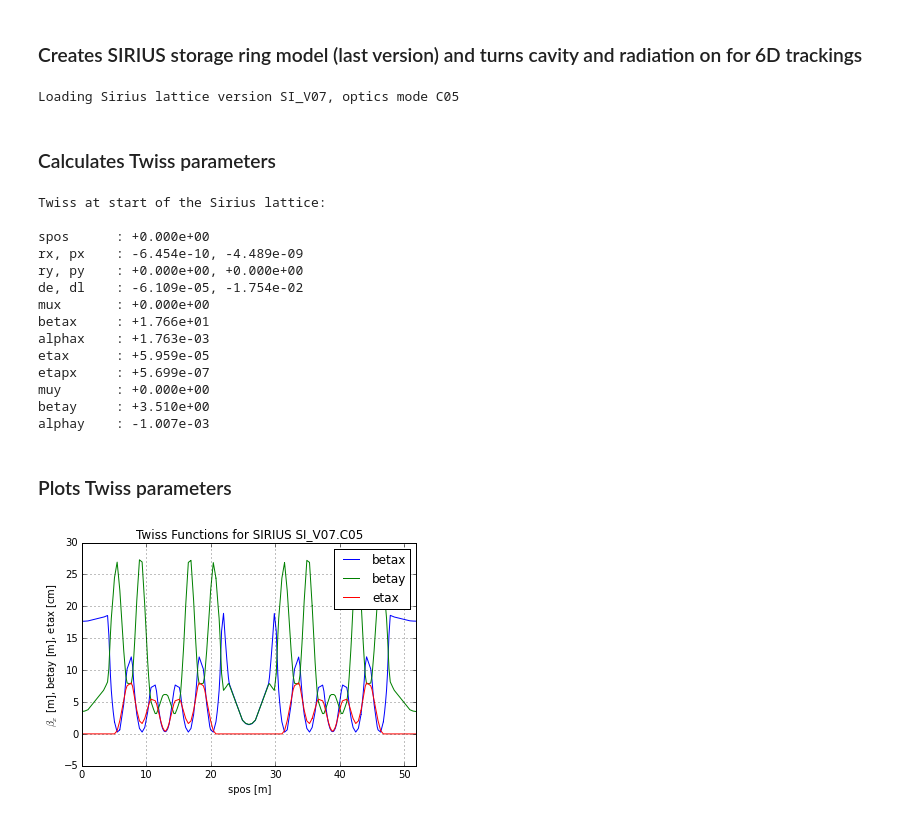
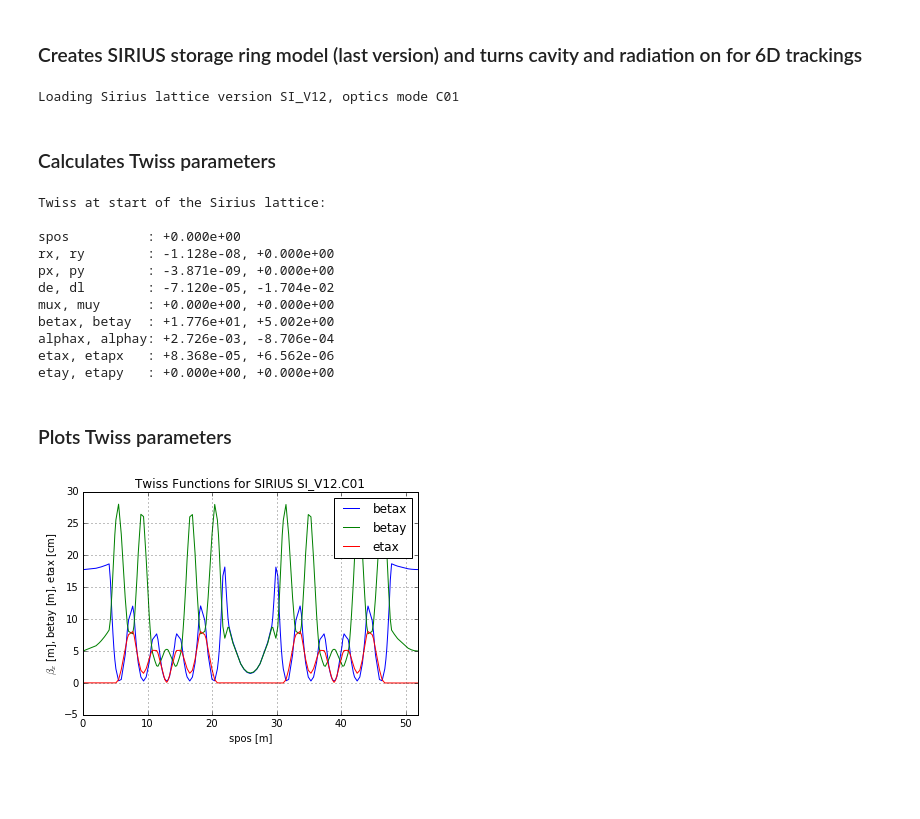
Before and after one commit to lnls-fac/pyaccel, a Jupyter notebook: examples/plot_twiss.ipynb, the cells around one changed output. Drawn from its saved outputs; the diff is of its cells as text; code cells hidden in the pictures; blank space fills up the shorter version.

```diff
--- a/examples/plot_twiss.ipynb
+++ b/examples/plot_twiss.ipynb
@@ -14,15 +14,15 @@ Names defined in sirius.interactive: Accelerator, Kicktable, add_error_misalignm
 ### Creates SIRIUS storage ring model (last version) and turns cavity and radiation on for 6D trackings
 # %%
 # access data structure with info on the current lattice version and optics mode
-latt_version = si_model.lattice_version
-opti_mode = si_model.default_optics_mode
+latt_version = si.lattice_version
+opti_mode = si.default_optics_mode
 print('Loading Sirius lattice version ' + latt_version + ', optics mode ' + opti_mode)
 
 # invokes function from the current Sirius version to create corresponding model
-the_ring = si_model.create_accelerator()
+the_ring = si.create_accelerator()
 set6dtracking(the_ring) # turns on all necessary flags for 6d tracking
 # %% [output]
-Loading Sirius lattice version SI_V07, optics mode C05
+Loading Sirius lattice version SI_V12, optics mode C01
 # %% [markdown]
 ### Calculates Twiss parameters
 # %%
@@ -38,39 +38,36 @@ print(twiss[0])
 # %% [output]
 Twiss at start of the Sirius lattice:
 
-spos      : +0.000e+00
-rx, px    : -6.454e-10, -4.489e-09
-ry, py    : +0.000e+00, +0.000e+00
-de, dl    : -6.109e-05, -1.754e-02
-mux       : +0.000e+00
-betax     : +1.766e+01
-alphax    : +1.763e-03
-etax      : +5.959e-05
-etapx     : +5.699e-07
-muy       : +0.000e+00
-betay     : +3.510e+00
-alphay    : -1.007e-03
+spos          : +0.000e+00
+rx, ry        : -1.128e-08, +0.000e+00
+px, py        : -3.871e-09, +0.000e+00
+de, dl        : -7.120e-05, -1.704e-02
+mux, muy      : +0.000e+00, +0.000e+00
+betax, betay  : +1.776e+01, +5.002e+00
+alphax, alphay: +2.726e-03, -8.706e-04
+etax, etapx   : +8.368e-05, +6.562e-06
+etay, etapy   : +0.000e+00, +0.000e+00
 # %% [markdown]
 ### Plots Twiss parameters
 # %%
 
 
 # plots beta functions and etax
 fig = plt.plot(spos, betax)
 plt.plot(spos, betay)
 plt.plot(spos, 100*etax)
 
 # gets ring data used to select only a superperiod for the plots
 circumference = the_ring.length
-symmetry = si_model.lattice_symmetry
+symmetry = si.lattice_symmetry
 length_superperiod = circumference/symmetry
 
 # beautifies plot
 _ = plt.xlim((0,length_superperiod))
 _ = plt.xlabel('spos [m]')
 _ = plt.ylabel('$\\beta_x$ [m], betay [m], etax [cm]')
 _ = plt.legend(('betax','betay', 'etax'))
 _ = plt.grid('on')
 _ = plt.title('Twiss Functions for SIRIUS '+latt_version+'.'+opti_mode)
 # %% [output]
-[figure, old version]
+[figure, new version]
```
Also changed, not shown: parts of 1 cell of this notebook, 2 other files.
